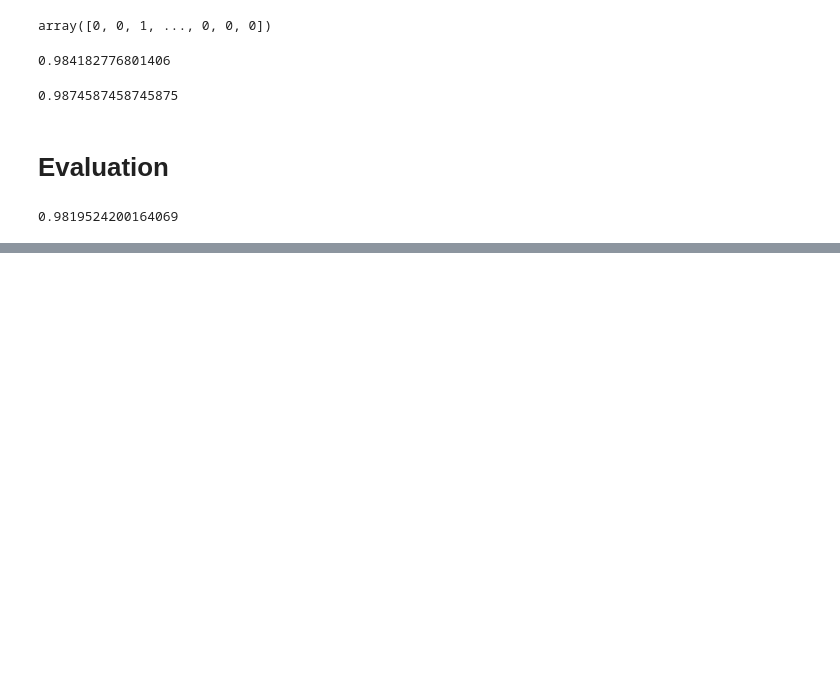
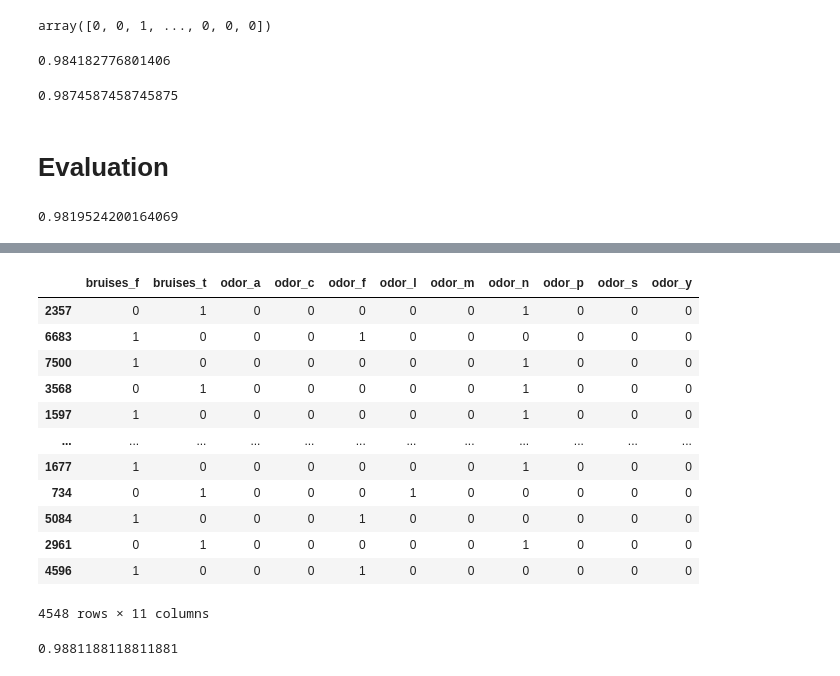
Before and after one commit to RossErskine/ML_Algorithms, a Jupyter notebook: Logistic regression-Mushrooms.ipynb, the cells around one changed output, grey strips where cells are left out. Cells and saved outputs as stored; diff of their text form; code cells hidden in the pictures; blank space fills up the shorter version.

```diff
--- a/Logistic regression-Mushrooms.ipynb
+++ b/Logistic regression-Mushrooms.ipynb
@@ -383,0 +404,23 @@ plt.legend(loc="lower right")
+# %%
+sel_features = X_train[['bruises_f', 'bruises_t', 'odor_a', 'odor_c', 'odor_f', 'odor_l',
+       'odor_m', 'odor_n', 'odor_p', 'odor_s', 'odor_y']]
+sel_features
+# %% [output]
+|  | bruises_f | bruises_t | odor_a | odor_c | odor_f | odor_l | odor_m | odor_n | odor_p | odor_s | odor_y |
+| 2357 | 0 | 1 | 0 | 0 | 0 | 0 | 0 | 1 | 0 | 0 | 0 |
+| 6683 | 1 | 0 | 0 | 0 | 1 | 0 | 0 | 0 | 0 | 0 | 0 |
+| 7500 | 1 | 0 | 0 | 0 | 0 | 0 | 0 | 1 | 0 | 0 | 0 |
+| 3568 | 0 | 1 | 0 | 0 | 0 | 0 | 0 | 1 | 0 | 0 | 0 |
+| 1597 | 1 | 0 | 0 | 0 | 0 | 0 | 0 | 1 | 0 | 0 | 0 |
+| ... | ... | ... | ... | ... | ... | ... | ... | ... | ... | ... | ... |
+| 1677 | 1 | 0 | 0 | 0 | 0 | 0 | 0 | 1 | 0 | 0 | 0 |
+| 734 | 0 | 1 | 0 | 0 | 0 | 1 | 0 | 0 | 0 | 0 | 0 |
+| 5084 | 1 | 0 | 0 | 0 | 1 | 0 | 0 | 0 | 0 | 0 | 0 |
+| 2961 | 0 | 1 | 0 | 0 | 0 | 0 | 0 | 1 | 0 | 0 | 0 |
+| 4596 | 1 | 0 | 0 | 0 | 1 | 0 | 0 | 0 | 0 | 0 | 0 |
+4548 rows × 11 columns
+# %%
+accuracy = cross_validation(sel_features, y_train, LR, k=5)
+np.average(accuracy)
+# %% [output]
+0.9881188118811881
```
Also changed, not shown: parts of 8 cells of this notebook.
